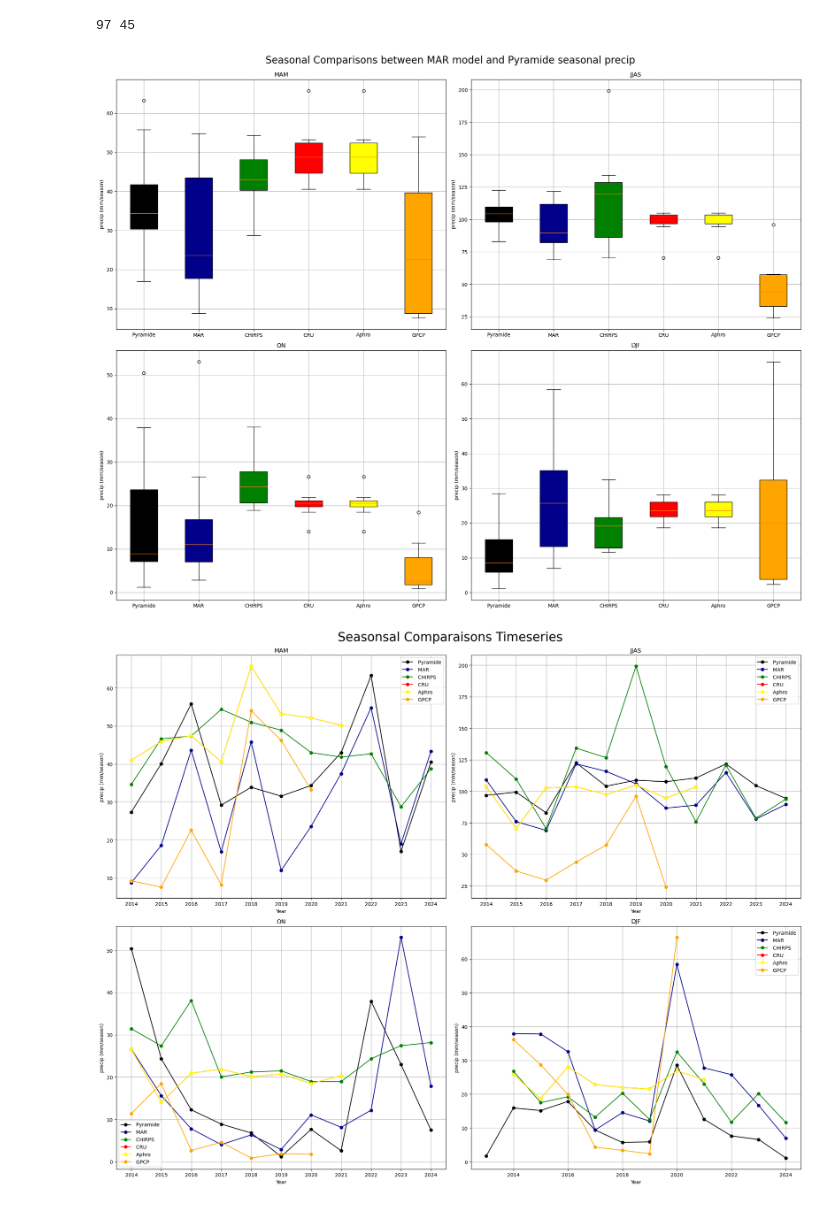
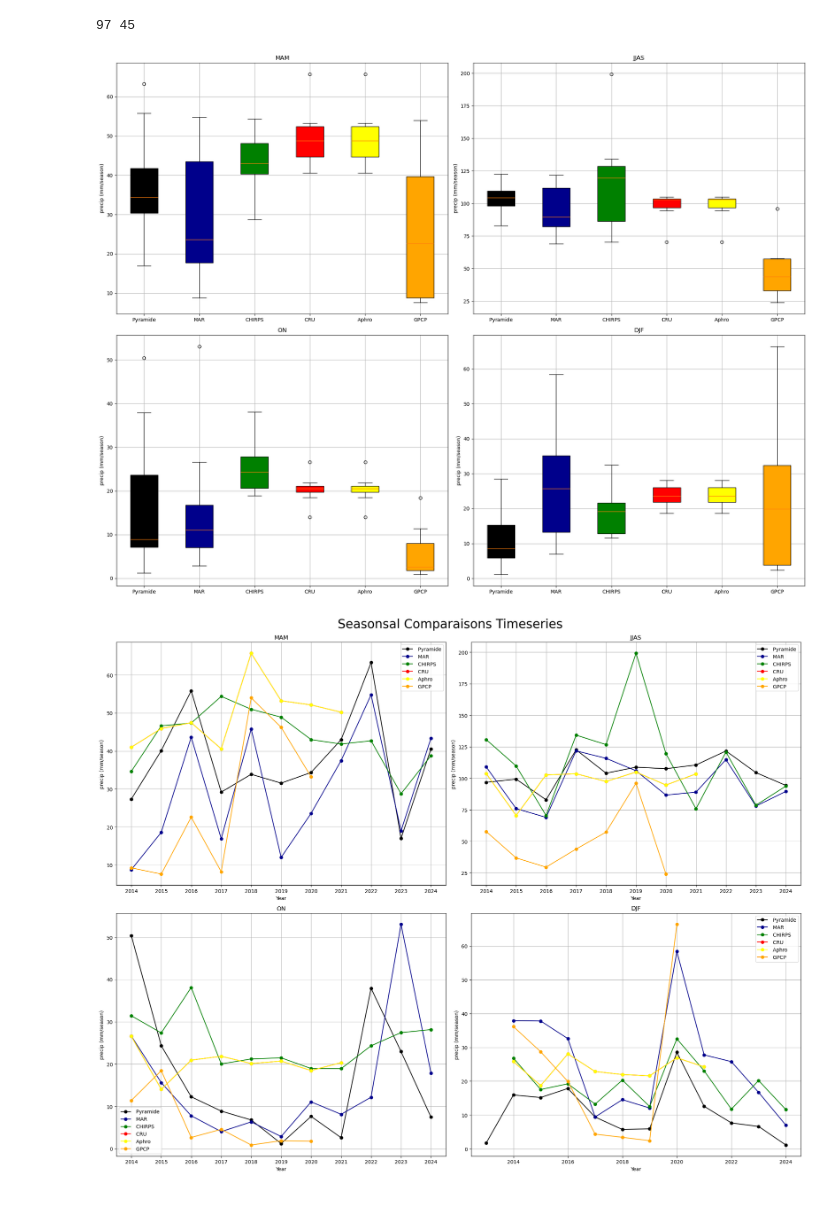
Before and after one commit to Andeol-ramb/MAR_HMA_GLACIOCLIM_Comparisons, a Jupyter notebook: Comparisons_Pr_PyramideData_Multi-Models.ipynb, the cells around one changed output. Cells and saved outputs as stored; diff of their text form; code cells hidden in the pictures.

```diff
--- a/Comparisons_Pr_PyramideData_Multi-Models.ipynb
+++ b/Comparisons_Pr_PyramideData_Multi-Models.ipynb
@@ -474,38 +475,6 @@ PrCRU_Cycle=Pr_CRU.groupby('time.month').mean()
 PrAphro_Cycle=Pr_Aphro.groupby('time.month').mean()
 PrGPCP_cycle=Pr_GPCP.groupby('time.month').mean()
 # %%
-
-# Création de la figure
-fig, axes = plt.subplots(2, 2, figsize=(20, 16))
-axes = axes.flatten()
-
-for things, x in enumerate(seasons):
-    ax = axes[things]
-
-    # Extract seasonal data
-    da_py = seasonal_precip_Pyramide['RRYhourly'][x].values
-    da_mar = seasonnal_precip_MAR[x].values
-    da_chirps = seasonnal_precip_Chirps[x].values
-    da_cru = seasonnal_precip_CRU[x].values
-    da_aphro = seasonnal_precip_Aphro[x].values
-    da_gpcp = seasonnal_precip_GPCP[x].values
-
-    # Combine into list for boxplot
-    data = [da_py, da_mar, da_chirps, da_cru, da_aphro, da_gpcp]
-    tick_labels = ['Pyramide', 'MAR', 'CHIRPS', 'CRU', 'Aphro', 'GPCP']
-    colors = ['black', 'darkblue', 'green', 'red', 'yellow', 'orange']
-
-    bp = ax.boxplot(data, patch_artist=True, tick_labels=tick_labels)
-    for patch, color in zip(bp['boxes'], colors):
-        patch.set_facecolor(color)
-
-    ax.set_title(titles[x])
-    ax.set_ylabel('precip (mm/season)')
-    ax.grid(True)
-    ax.legend
-plt.tight_layout(rect=[0, 0, 1, 0.96])
-fig.suptitle('Seasonal Comparisons between MAR model and Pyramide seasonal precip', fontsize=20)
-plt.show()
 # %% [output]
-[figure, old version]
+[figure, new version]
 # %%
```
Also changed, not shown: parts of 3 cells of this notebook.
